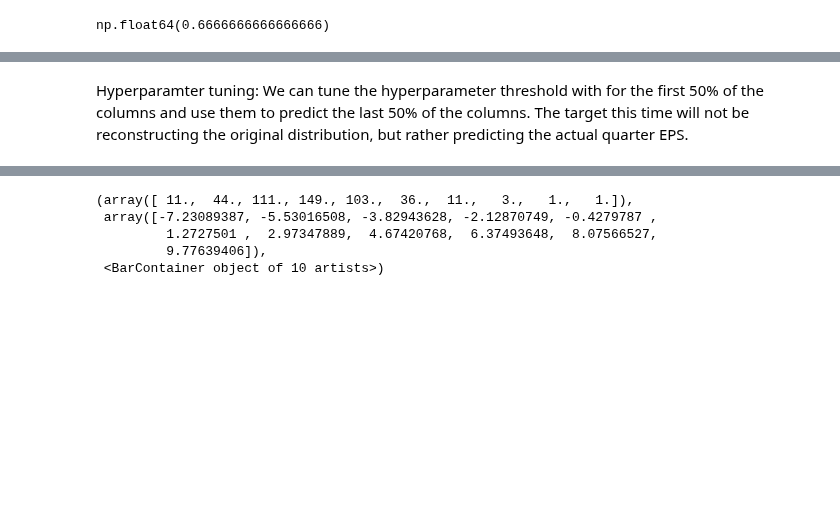
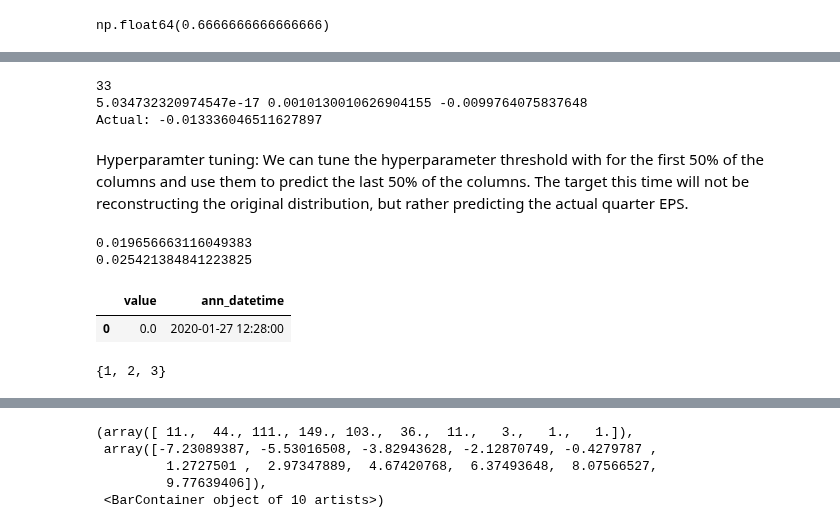
Before and after one commit to jacobf18/Dist-NN, a Jupyter notebook: wrds.ipynb, the cells around one changed output, grey strips where cells are left out. Saved outputs shown, nothing was run; the diff lists cells and outputs as text; code cells hidden in the pictures; blank space fills up the shorter version.

```diff
--- a/wrds.ipynb
+++ b/wrds.ipynb
@@ -469,5 +485,5 @@ plt.plot(x, y)
 # %%
-threshold = 0.005
+threshold = 0.00005
 
 neighbors = [ticker for ticker, dist in dists.items() if dist < threshold]
 neighbors
@@ -556,13 +558,11 @@ def expectation(barycenter):
     x_diff = np.concatenate([np.array(x[0]).reshape(1), np.diff(x)])
     return np.sum(x_diff * y)
 # %%
+threshold = 0.001
 
-threshold = 0.01
-
-
-year = 2022
+year = 2020
 quarter = 2
-ticker = 'PARA'
+ticker = 'AAPL'
 dists = get_dist(ticker, year, quarter, quarterly_actual, quarterly_data)
 neighbors = [t for t, dist in dists.items() if dist <= threshold]
 print(len(neighbors))
@@ -580,14 +580,18 @@ for t in neighbors:
 
 barycenter = wass_barycenter(sample_list)
 print(quarterly_data[ticker, year, quarter]['value'].mean(), step_function(barycenter[0], barycenter[1], 0.5), expectation(barycenter))
-print('Actual:',quarterly_actual[ticker, year, quarter][0])
+print('Actual:',quarterly_actual[ticker, year, quarter][0] - quarterly_means[ticker, year, quarter])
+# %% [output]
+33
+5.034732320974547e-17 0.0010130010626904155 -0.0099764075837648
+Actual: -0.013336046511627897
 # %% [markdown]
 Hyperparamter tuning: We can tune the hyperparameter threshold with for the first 50% of the columns and use them to predict the last 50% of the columns. The target this time will not be reconstructing the original distribution, but rather predicting the actual quarter EPS.
 # %%
 from hyperopt import hp, fmin, tpe
 from numpy import half
 
-def evaluate_eta_column(eta, ticker, year, quarter, row_dists, quarterly_actual, quarterly_data):
+def evaluate_eta_column(eta, ticker, year, quarter, row_dists, quarterly_actual, quarterly_data, quarterly_means):
     """Return the squared error for estimating the actual EPS for the given eta and column.
     """
     neighbors = [t for t, dist in row_dists.items() if dist <= eta]
@@ -598,10 +602,12 @@ def evaluate_eta_column(eta, ticker, year, quarter, row_dists, quarterly_actual,
     if actual is None:
         return 0
     actual_datetime = pd.to_datetime(f'{actual[1]} {actual[2]}', format='%Y-%m-%d %H:%M:%S')
-    actual_eps = actual[0]
+    actual_eps = actual[0] - quarterly_means[ticker, year, quarter]
     sample_list = []
     for t in neighbors:
         raw_data = quarterly_data[t, year, quarter]
+        if raw_data is None: # it is possible that we have no data for a neighbor for this quarter
+            continue
         filtered_data = raw_data[raw_data['ann_datetime'] < actual_datetime]
         # We don't have to worry about empty dataframes since we have already filtered
         # to only only use non-empty dataframes when calculating distances
@@ -610,11 +616,8 @@ def evaluate_eta_column(eta, ticker, year, quarter, row_dists, quarterly_actual,
     barycenter_expectation = expectation(barycenter)
     return (barycenter_expectation - actual_eps) ** 2
 
-def optimize_eta(ticker, train_cols, quarterly_actual, quarterly_data):
-    # We will use the first half of the columns to estimate eta
-    rows, cols = get_rows_cols()
-
-    # Get distances for the first half of the columns
+def optimize_eta(ticker, train_cols, quarterly_actual, quarterly_data, quarterly_means):
+    # Get distances for each column in the training set
     row_dists = dict()
     for col in train_cols:
         if quarterly_actual.get((ticker, col[0], col[1])) is None:
@@ -624,16 +627,50 @@ def optimize_eta(ticker, train_cols, quarterly_actual, quarterly_data):
 
     # Define the objective function
     def obj(eta):
-        error = 0
-        for col in train_cols:
-            if quarterly_actual.get((ticker, col[0], col[1])) is None:
-                continue
-            error += evaluate_eta_column(eta, ticker, col[0], col[1], row_dists[col], quarterly_actual, quarterly_data)
+        # Loop through each column and calculate the squared error
+
+        # We use the previous columns to determine the average row distance
+        # We use the current column to determine the neighbors
+
+        avg_distance = dict()
+        total_error = 0
+        for i in range(1, len(train_cols)):
+            col = train_cols[i]
+            all_dists = [row_dists[train_cols[j]] for j in range(i)]
+            key_union = set()
+            for j in range(i):
+                key_union = key_union | row_dists[train_cols[j]].keys()
+            avg_distance = dict()
+            for key in key_union:
+                avg_distance[key] = np.mean([d[key] for d in all_dists if d.get(key) is not None])
+
+            error = evaluate_eta_column(eta, ticker, col[0], col[1], avg_distance,
+                                        quarterly_actual, quarterly_data, quarterly_means)
+            total_error += error
         return error
 
     # Optimize the objective function
-    best_eta = fmin(fn=obj, verbose = False, space=hp.uniform('eta', 0, 1), algo=tpe.suggest, max_evals=30)
-    return best_eta['eta']
+    # best_eta = fmin(fn=obj, verbose = True, space=hp.uniform('eta', 0, 1), algo=tpe.suggest, max_evals=30)
+    # return best_eta['eta']
+    print(obj(0))
+    print(obj(0.0025))
+
+optimize_eta('AAPL', [(2020, 1), (2020, 2), (2020,3)], quarterly_actual, quarterly_data, quarterly_means)
+# %% [output]
+0.019656663116049383
+0.025421384841223825
+# %%
+quarterly_data['IR', 2020, 1]
+# %% [output]
+|  | value | ann_datetime |
+| 0 | 0.0 | 2020-01-27 12:28:00 |
+# %%
+a = {1:2, 2:3}
+b = {2:4, 3:5}
+
+a.keys() | b.keys()
+# %% [output]
+{1, 2, 3}
 # %%
 _, cols = get_rows_cols()
 
```
Also changed, not shown: parts of 15 cells of this notebook, 1 other file.
